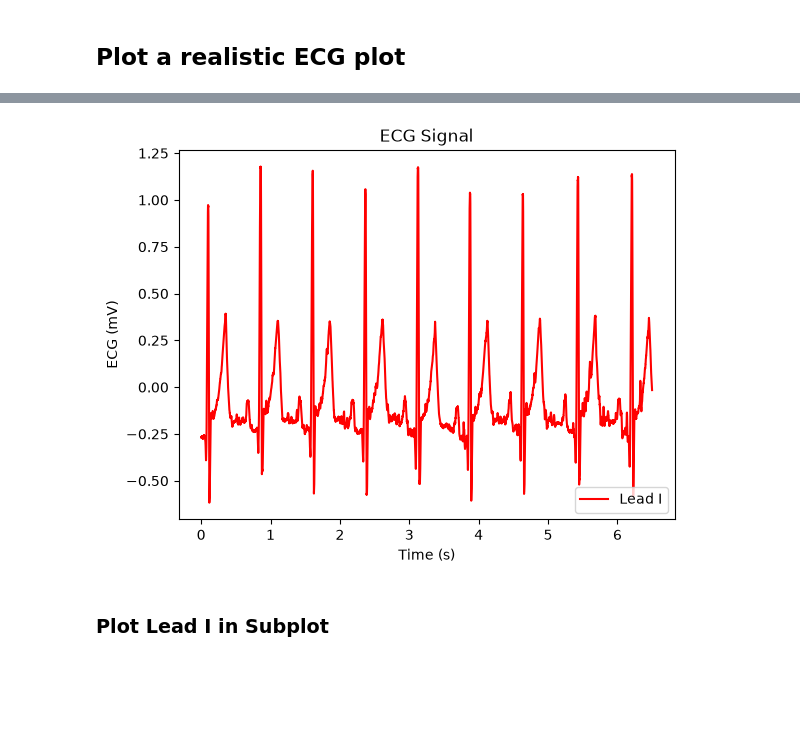
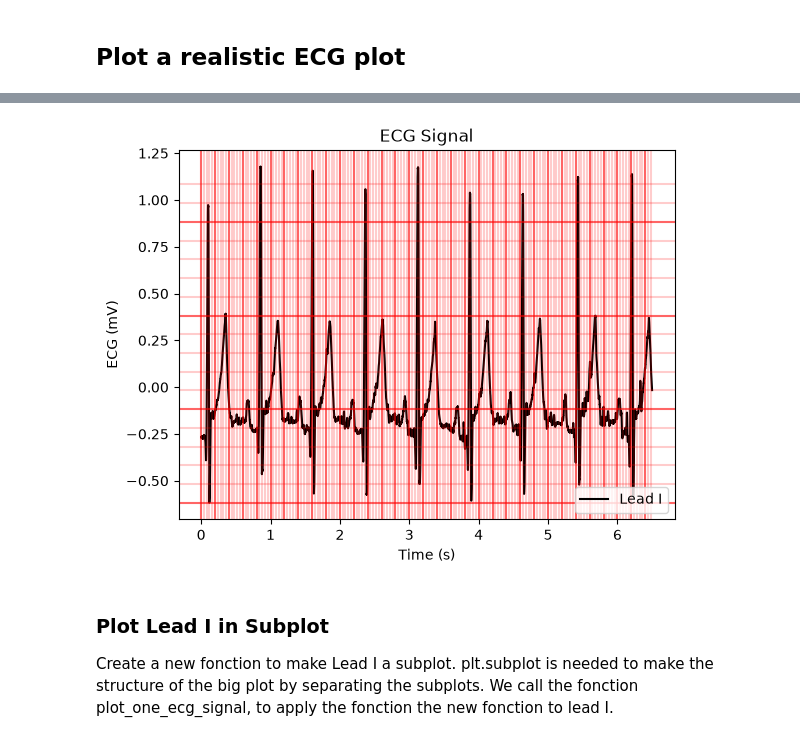
Before and after one commit to GaiaGas/Series01-python, a Jupyter notebook: Series01-Python.ipynb, the cells around one changed output, grey strips where cells are left out. Saved outputs shown, nothing was run; the diff lists cells and outputs as text; code cells hidden in the pictures; blank space fills up the shorter version.

```diff
--- a/Series01-Python.ipynb
+++ b/Series01-Python.ipynb
@@ -103,26 +108,26 @@ The signal starts at 0s and ends at 6.5 which is coherent with the number of lin
 # %%
 # Create a grid
 def plot_grid(seconds_per_square, mV_per_square, alpha,
-              min_time, max_time, min_ecg, max_ecg): # parameters for the grid, alpha is the transparency of the grid lines
+              min_time, max_time, min_ecg, max_ecg, color): # parameters for the grid, alpha is the transparency of the grid lines
 
     # vertical lines
     for time in np.arange(min_time, max_time, seconds_per_square): # loop : for each value (start, end, step), time is a new variable
-        plt.axvline(time, alpha=alpha) # on x axis
+        plt.axvline(time, alpha=alpha, color=color) # on x axis
 
     # horizontal lines
     for ecg in np.arange(min_ecg, max_ecg, mV_per_square):
-        plt.axhline(ecg, alpha=alpha) # on y axis
+        plt.axhline(ecg, alpha=alpha, color=color) # on y axis
 
 def plot_ecg_grid(min_time, max_time, min_ecg, max_ecg):
 # thick grid lines
-    plot_grid(0.2, 0.5, 0.5, # (seconds_per_square, mV_per_square, alpha)
-              min_time, max_time, min_ecg, max_ecg)
+    plot_grid(0.2, 0.5, 0.5, # (seconds_per_square, mV_per_square, alpha) 0.2s (vertical) 0.5 mV (horizontal) (standard ECG grid,) 0.5 is the transparency of the grid lines
+              min_time, max_time, min_ecg, max_ecg, 'red')
 # thin grid lines
-    plot_grid(0.04, 0.1, 0.2, # (seconds_per_square, mV_per_square, alpha)
-              min_time, max_time, min_ecg, max_ecg)
+    plot_grid(0.04, 0.1, 0.2, # (seconds_per_square, mV_per_square, alpha) divided by 5 for the two first values, more transparent grid lines
+              min_time, max_time, min_ecg, max_ecg, 'red')
 
 plot_ecg_grid( # parameters for the grid (fonctions)
-    timestamps.min(), # direcrtly use the min and max values of the timestamps and ECG_real arrays to set the limits of the grid
+    timestamps.min(), # directly use the min and max values of the timestamps and ECG_real arrays to set the limits of the grid
     timestamps.max(),
     ECG_real.min(),
     ECG_real.max()
@@ -136,23 +144,34 @@ plt.show()
 # %%
 def plot_one_ecg_signal(time, ecg, lead_name, color):
 
     plt.plot(time, ecg, color=color, label=lead_name)
+
+    plot_ecg_grid(# add the grid to the plot, values are around the lead I values, so the grid is centered around the signal
+        time.min(),
+        time.max(),
+        ecg.min(),
+        ecg.max()
+    )
 
     plt.xlabel('Time (s)')
     plt.ylabel('ECG (mV)')
     plt.title('ECG Signal')
     plt.legend()# will automatically create a legend based on the label parameter
 
 plot_one_ecg_signal(
     timestamps,
-    ECG_real[:, 0],# take all the lines of the first column (so Lead I)
+    ECG_real[:, 0],# take all the lines of the first column (so Lead I), 0 is the index of the first column, 1 for Lead II, 2 for Lead III
     'Lead I',
-    'red'
+    'black'
 )
 # %% [output]
-[figure, old version]
+[figure, new version]
 # %% [markdown]
 ### Plot Lead I in Subplot
+
+Create a new fonction to make Lead I a subplot.
+plt.subplot is needed to make the structure of the big plot by separating the subplots.
+We call the fonction plot_one_ecg_signal, to apply the fonction the new fonction to lead I.
 # %%
 def plot_one_lead_in_subplots(subplot, time, ecg, lead_name, color):
 
```
Also changed, not shown: parts of 9 cells of this notebook.
